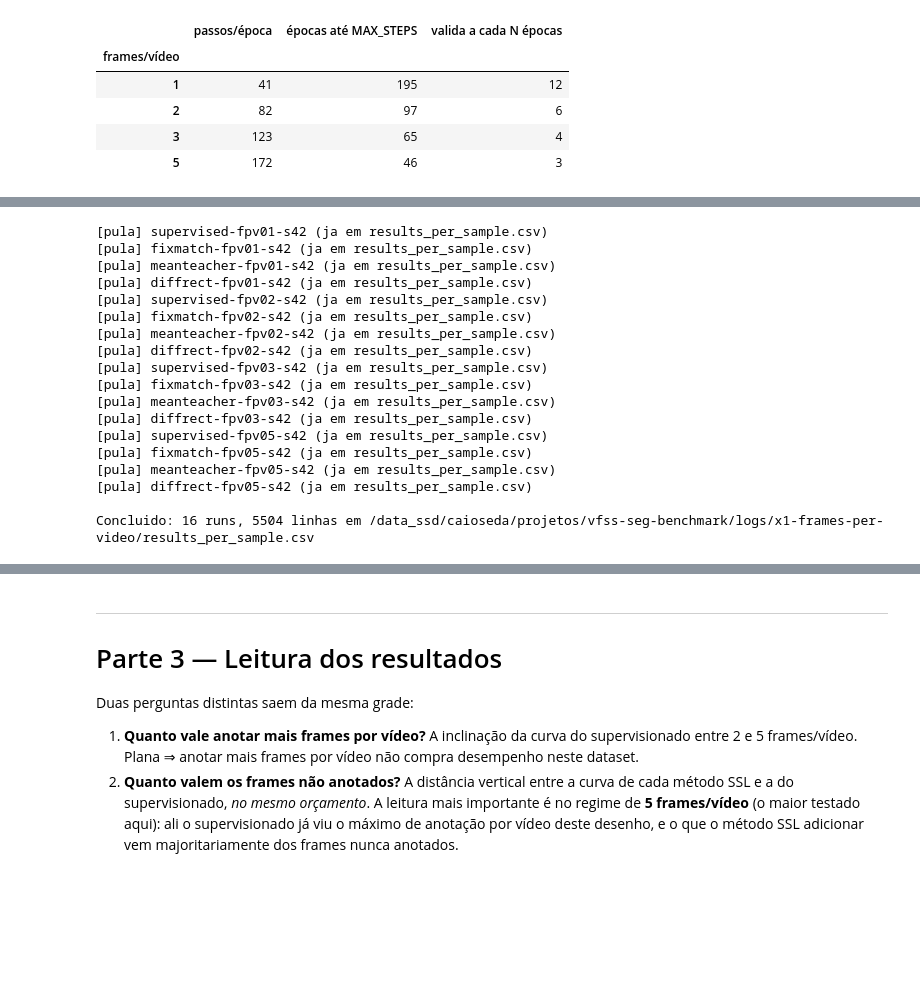
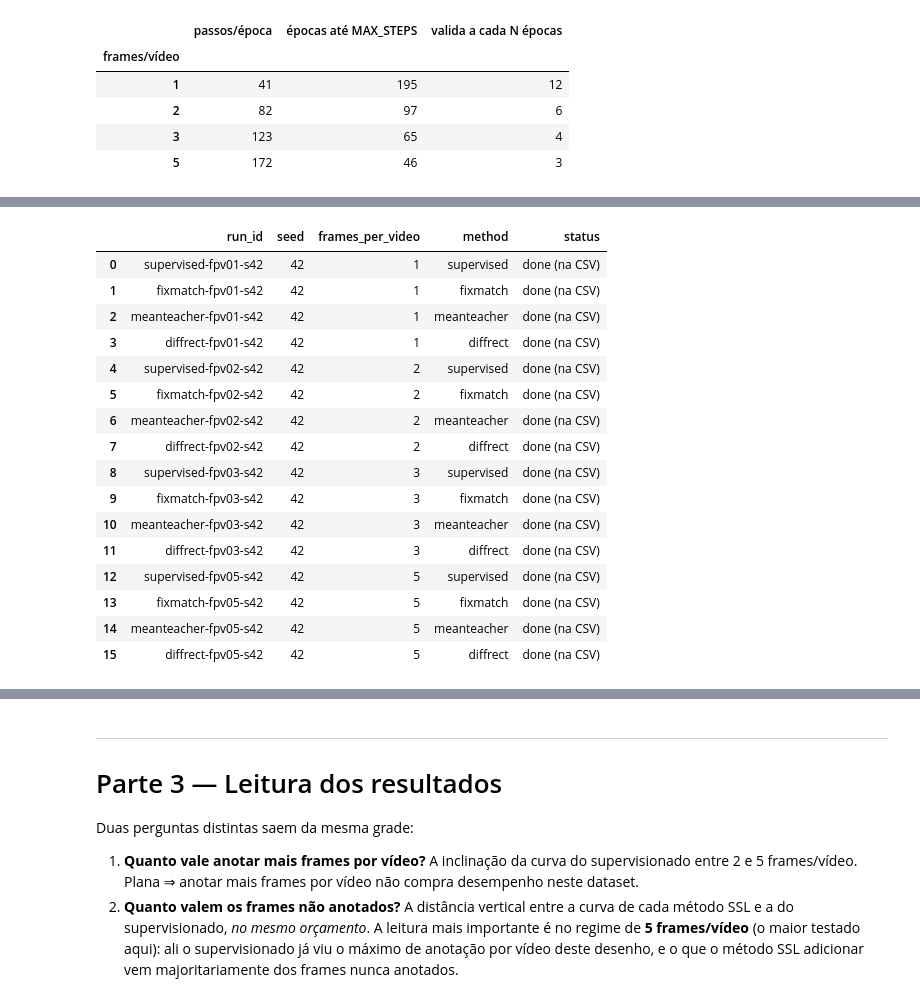
Before and after one commit to caioseda/vfss-seg-benchmark, a Jupyter notebook: notebooks/hyphotesis_testing/experiment_1_does_ssl_helps_frames_per_video.ipynb, the cells around one changed output, grey strips where cells are left out. Drawn from its saved outputs; the diff is of its cells as text; code cells hidden in the pictures; blank space fills up the shorter version.

```diff
--- a/notebooks/hyphotesis_testing/experiment_1_does_ssl_helps_frames_per_video.ipynb
+++ b/notebooks/hyphotesis_testing/experiment_1_does_ssl_helps_frames_per_video.ipynb
@@ -562,47 +568,29 @@ def train_and_evaluate(method: str, frames_per_video: int, seed: int) -> pd.Data
     )
     per_sample["output_dir"] = str(experiment.experiment_run_dir)
     return per_sample
-# %%
-from tqdm.auto import tqdm
-
-results = load_results()
-grid = [(seed, n_frames, method) for seed in SEEDS for n_frames in FRAMES_PER_VIDEO for method in METHODS]
-
-for seed, n_frames, method in tqdm(grid, desc="grade X1 (frames/vídeo)"):
-    rid = run_id(method, n_frames, seed)
-
-    if len(results) and (results.run_id == rid).any():
-        tqdm.write(f"[pula] {rid} (ja em {RESULTS_CSV.name})")
-        continue
-
-    tqdm.write(f"[treina] {rid}")
-    per_sample = train_and_evaluate(method, n_frames, seed)
-
-    per_sample.insert(0, "run_id", rid)
-    per_sample.insert(1, "method", method)
-    per_sample["frames_per_video"] = n_frames
-    per_sample["seed"] = seed
-
-    results = pd.concat([results, per_sample], ignore_index=True)
-    save_results(results)
-
-print(f"\nConcluido: {results.run_id.nunique()} runs, {len(results)} linhas em {RESULTS_CSV}")
-# %% [output]
-[pula] supervised-fpv01-s42 (ja em results_per_sample.csv)
-[pula] fixmatch-fpv01-s42 (ja em results_per_sample.csv)
-[pula] meanteacher-fpv01-s42 (ja em results_per_sample.csv)
-[pula] diffrect-fpv01-s42 (ja em results_per_sample.csv)
-[pula] supervised-fpv02-s42 (ja em results_per_sample.csv)
-[pula] fixmatch-fpv02-s42 (ja em results_per_sample.csv)
-[pula] meanteacher-fpv02-s42 (ja em results_per_sample.csv)
-[pula] diffrect-fpv02-s42 (ja em results_per_sample.csv)
-[pula] supervised-fpv03-s42 (ja em results_per_sample.csv)
-[pula] fixmatch-fpv03-s42 (ja em results_per_sample.csv)
-[pula] meanteacher-fpv03-s42 (ja em results_per_sample.csv)
-[pula] diffrect-fpv03-s42 (ja em results_per_sample.csv)
-[pula] supervised-fpv05-s42 (ja em results_per_sample.csv)
-[pula] fixmatch-fpv05-s42 (ja em results_per_sample.csv)
-[pula] meanteacher-fpv05-s42 (ja em results_per_sample.csv)
-[pula] diffrect-fpv05-s42 (ja em results_per_sample.csv)
-
-Concluido: 16 runs, 5504 linhas em /data_ssd/caioseda/projetos/vfss-seg-benchmark/logs/x1-frames-per-video/results_per_sample.csv
+# %%
+from src.sweep import submit_sweep, watch_sweep, sweep_status
+
+SWEEP_CONFIG = "configs/sweep/x1-frames-per-video.yaml"
+
+# O que está pronto, o que falta, o que pode ser retomado -- lido do disco, sem depender de o
+# processo estar vivo.
+sweep_status(SWEEP_CONFIG)
+# %% [output]
+|  | run_id | seed | frames_per_video | method | status |
+| 0 | supervised-fpv01-s42 | 42 | 1 | supervised | done (na CSV) |
+| 1 | fixmatch-fpv01-s42 | 42 | 1 | fixmatch | done (na CSV) |
+| 2 | meanteacher-fpv01-s42 | 42 | 1 | meanteacher | done (na CSV) |
+| 3 | diffrect-fpv01-s42 | 42 | 1 | diffrect | done (na CSV) |
+| 4 | supervised-fpv02-s42 | 42 | 2 | supervised | done (na CSV) |
+| 5 | fixmatch-fpv02-s42 | 42 | 2 | fixmatch | done (na CSV) |
+| 6 | meanteacher-fpv02-s42 | 42 | 2 | meanteacher | done (na CSV) |
+| 7 | diffrect-fpv02-s42 | 42 | 2 | diffrect | done (na CSV) |
+| 8 | supervised-fpv03-s42 | 42 | 3 | supervised | done (na CSV) |
+| 9 | fixmatch-fpv03-s42 | 42 | 3 | fixmatch | done (na CSV) |
+| 10 | meanteacher-fpv03-s42 | 42 | 3 | meanteacher | done (na CSV) |
+| 11 | diffrect-fpv03-s42 | 42 | 3 | diffrect | done (na CSV) |
+| 12 | supervised-fpv05-s42 | 42 | 5 | supervised | done (na CSV) |
+| 13 | fixmatch-fpv05-s42 | 42 | 5 | fixmatch | done (na CSV) |
+| 14 | meanteacher-fpv05-s42 | 42 | 5 | meanteacher | done (na CSV) |
+| 15 | diffrect-fpv05-s42 | 42 | 5 | diffrect | done (na CSV) |
```
Also changed, not shown: parts of 9 cells of this notebook, 57 other files.
